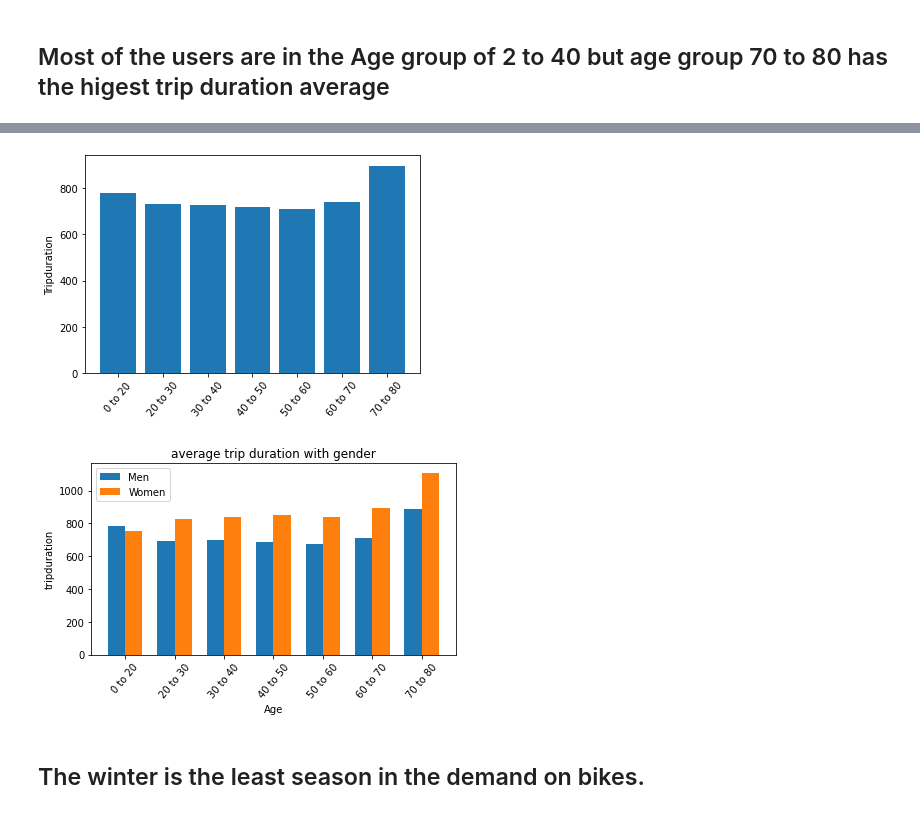
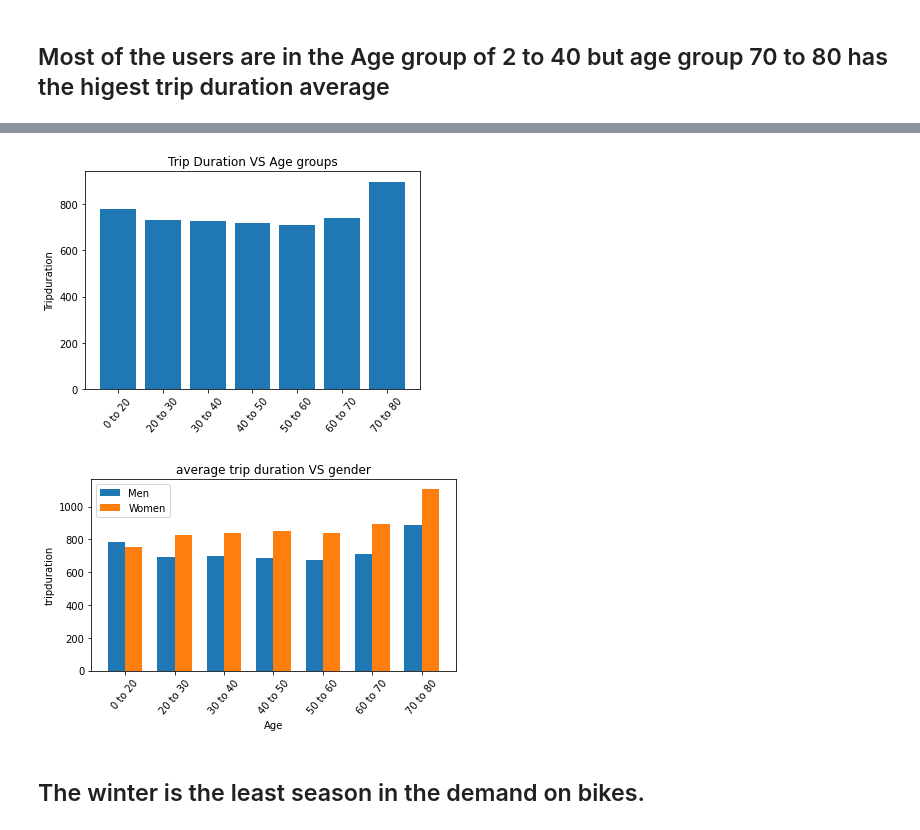
Before and after one commit to helmogey/Divvy-bicycle-sharing-service-dataset_investigation, a Jupyter notebook: slide_deck_Divvy_bicycle_sharing_service_Data.ipynb, the cells around one changed output, grey strips where cells are left out. Cells and saved outputs as stored; diff of their text form; code cells hidden in the pictures.

```diff
--- a/slide_deck_Divvy_bicycle_sharing_service_Data.ipynb
+++ b/slide_deck_Divvy_bicycle_sharing_service_Data.ipynb
@@ -88,11 +88,12 @@ def groupby_days_with_tripduration_mean(df):
 # %%
 av_trip_duration_all, av_trip_duration_male, av_trip_duration_female  = trip_duration_with_age_calc(df)
 plt.bar(range(len(av_trip_duration_all)),av_trip_duration_all,tick_label = Age_labels)
 
 plt.ylabel("Tripduration");
 plt.xticks(rotation = 50);
+plt.title("Trip Duration VS Age groups");
 # %% [output]
-[figure, old version]
+[figure, new version]
 # %%
 av_trip_duration_all, av_trip_duration_male, av_trip_duration_female  = trip_duration_with_age_calc(df)
 
@@ -109,7 +110,7 @@ rects2 = ax.bar(x + width/2, av_trip_duration_female, width, label='Women')
 
 ax.set_ylabel('tripduration')
 ax.set_xlabel('Age')
-ax.set_title('average trip duration with gender')
+ax.set_title('average trip duration VS gender')
 ax.set_xticks(x)
 # ax.set_yticks(y)
 ax.set_xticklabels(Age_labels)
@@ -119,7 +120,7 @@ plt.xticks(rotation = 50);
 
 fig.tight_layout()
 # %% [output]
-[figure, old version]
+[figure, new version]
 # %% [markdown]
 ## The winter is the least season in the demand on bikes.
 # %%
```
Also changed, not shown: parts of 8 cells of this notebook, 4 other files.
